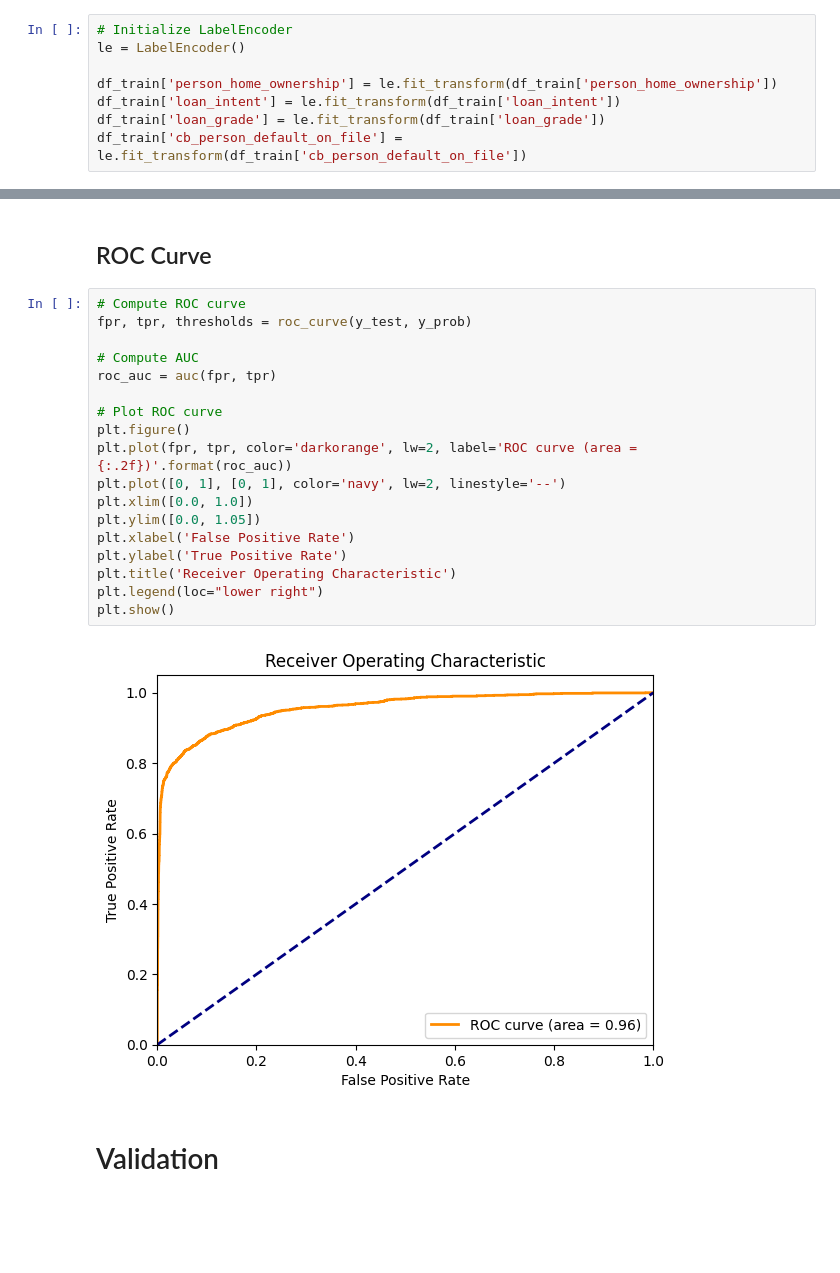
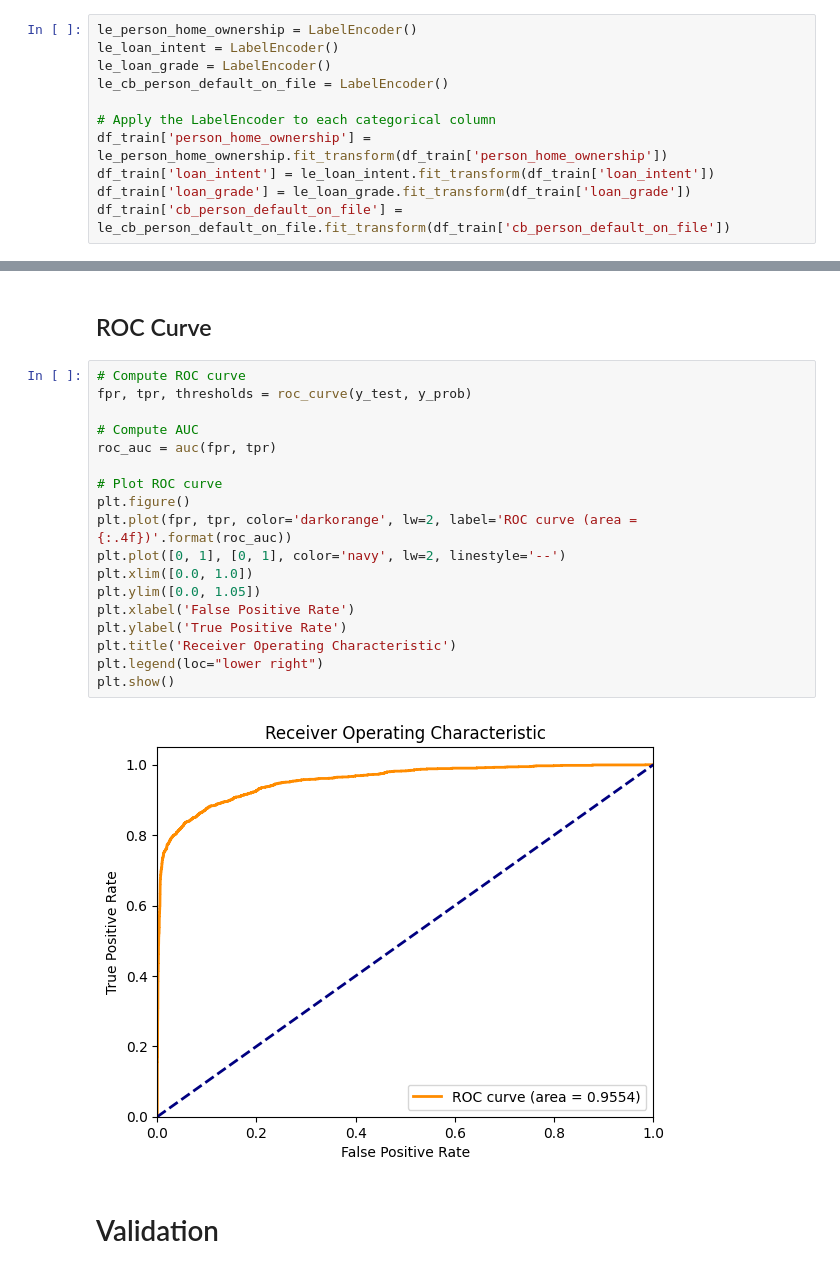
Before and after one commit to Gabrielebandino/KagglePS4E9, a Jupyter notebook: loan-approval-prediction.ipynb, the cells around one changed output, grey strips where cells are left out. Drawn from its saved outputs; the diff is of its cells as text; blank space fills up the shorter version.

Commit message:
Kaggle Notebook | Loan Approval Predici | Version 1.3

```diff
--- a/loan-approval-prediction.ipynb
+++ b/loan-approval-prediction.ipynb
@@ -51,8 +104,11 @@ Shape:  (58645, 12)
 # %%
-# Initialize LabelEncoder
-le = LabelEncoder()
+le_person_home_ownership = LabelEncoder()
+le_loan_intent = LabelEncoder()
+le_loan_grade = LabelEncoder()
+le_cb_person_default_on_file = LabelEncoder()
 
-df_train['person_home_ownership'] = le.fit_transform(df_train['person_home_ownership'])
-df_train['loan_intent'] = le.fit_transform(df_train['loan_intent'])
-df_train['loan_grade'] = le.fit_transform(df_train['loan_grade'])
-df_train['cb_person_default_on_file'] = le.fit_transform(df_train['cb_person_default_on_file'])
+# Apply the LabelEncoder to each categorical column
+df_train['person_home_ownership'] = le_person_home_ownership.fit_transform(df_train['person_home_ownership'])
+df_train['loan_intent'] = le_loan_intent.fit_transform(df_train['loan_intent'])
+df_train['loan_grade'] = le_loan_grade.fit_transform(df_train['loan_grade'])
+df_train['cb_person_default_on_file'] = le_cb_person_default_on_file.fit_transform(df_train['cb_person_default_on_file'])
@@ -108,23 +144,23 @@ y_prob = xgb_model.predict_proba(X_test)[:, 1]
 # %%
 # Compute ROC curve
 fpr, tpr, thresholds = roc_curve(y_test, y_prob)
 
 # Compute AUC
 roc_auc = auc(fpr, tpr)
 
 # Plot ROC curve
 plt.figure()
-plt.plot(fpr, tpr, color='darkorange', lw=2, label='ROC curve (area = {:.2f})'.format(roc_auc))
+plt.plot(fpr, tpr, color='darkorange', lw=2, label='ROC curve (area = {:.4f})'.format(roc_auc))
 plt.plot([0, 1], [0, 1], color='navy', lw=2, linestyle='--')
 plt.xlim([0.0, 1.0])
 plt.ylim([0.0, 1.05])
 plt.xlabel('False Positive Rate')
 plt.ylabel('True Positive Rate')
 plt.title('Receiver Operating Characteristic')
 plt.legend(loc="lower right")
 plt.show()
 # %% [output]
-[figure, old version]
+[figure, new version]
 # %% [markdown]
 # Validation
 # %% [markdown]
```
Also changed, not shown: parts of 20 cells of this notebook.
